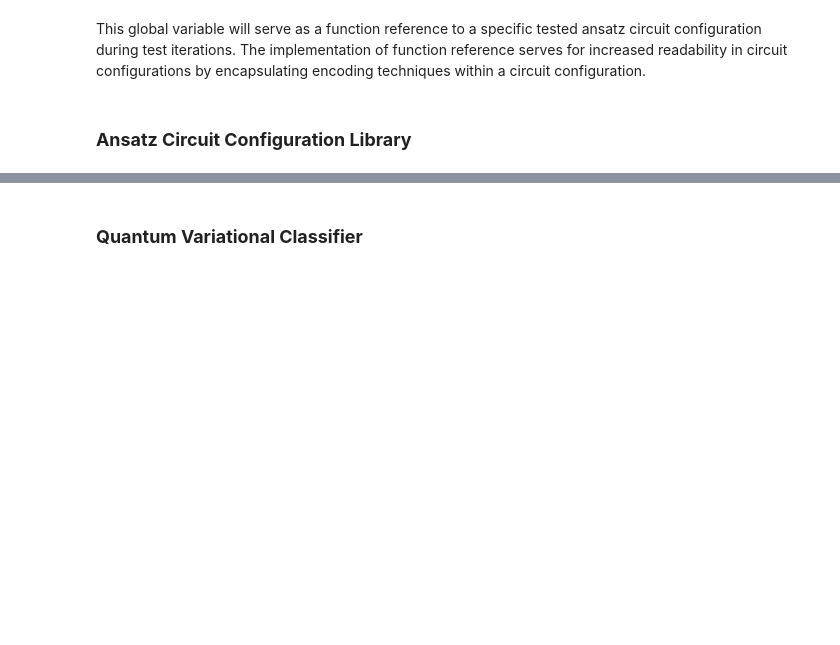
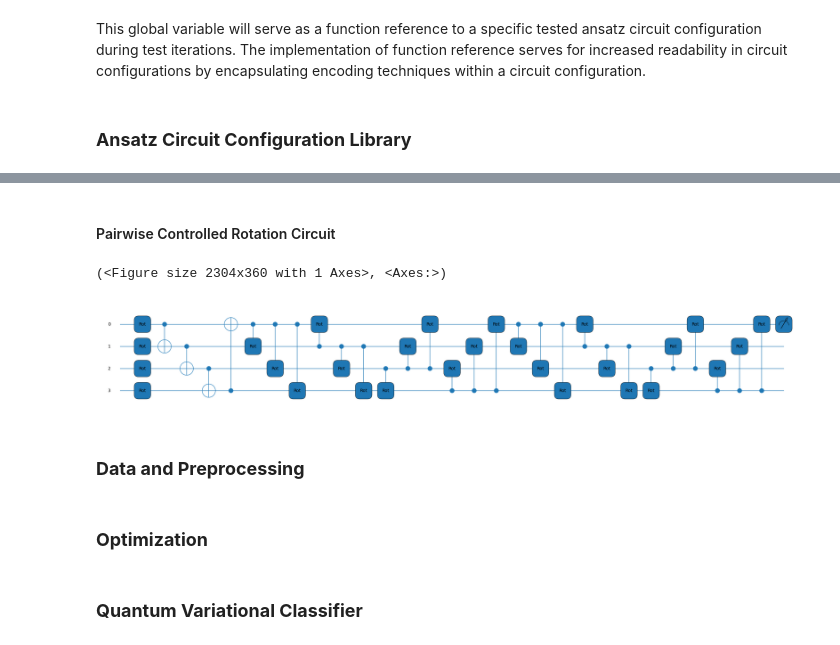
Before and after one commit to mattjurenka/qml-capstone, a Jupyter notebook: testbench.ipynb, the cells around one changed output, grey strips where cells are left out. Cells and saved outputs as stored; diff of their text form; code cells hidden in the pictures; blank space fills up the shorter version.

```diff
--- a/testbench.ipynb
+++ b/testbench.ipynb
@@ -197,0 +183,34 @@ circuit_library = [pennylane_circuit, hardware_efficient_circuit,
+# %% [markdown]
+#### Pairwise Controlled Rotation Circuit
+# %%
+# https://arxiv.org/pdf/1612.02806.pdf
+def pairwise_controlled_rot_circuit(weights, features):
+    rotational_encoding(features)
+
+    for W in weights:
+        qml.CRot(W[0, 0], W[0, 1], W[0, 2], wires=[0, 1])
+        qml.CRot(W[0, 0], W[0, 1], W[0, 2], wires=[0, 2])
+        qml.CRot(W[0, 0], W[0, 1], W[0, 2], wires=[0, 3])
+
+        qml.CRot(W[1, 0], W[1, 1], W[1, 2], wires=[1, 0])
+        qml.CRot(W[1, 0], W[1, 1], W[1, 2], wires=[1, 2])
+        qml.CRot(W[1, 0], W[1, 1], W[1, 2], wires=[1, 3])
+
+        qml.CRot(W[2, 0], W[2, 1], W[2, 2], wires=[2, 3])
+        qml.CRot(W[2, 0], W[2, 1], W[2, 2], wires=[2, 1])
+        qml.CRot(W[2, 0], W[2, 1], W[2, 2], wires=[2, 0])
+
+        qml.CRot(W[3, 0], W[3, 1], W[3, 2], wires=[3, 2])
+        qml.CRot(W[3, 0], W[3, 1], W[3, 2], wires=[3, 1])
+        qml.CRot(W[3, 0], W[3, 1], W[3, 2], wires=[3, 0])
+
+    return qml.expval(qml.PauliZ(0))
+
+circuit_library.append(pairwise_controlled_rot_circuit)
+temp_circuit = qml.QNode(pairwise_controlled_rot_circuit, draw_device)
+print(qml.draw_mpl(temp_circuit)(draw_weights, draw_features))
+# %% [output]
+(<Figure size 2304x360 with 1 Axes>, <Axes:>)
+[figure, added]
+# %% [markdown]
+### **Data and Preprocessing**
@@ -197,0 +238,2 @@ circuit_library = [pennylane_circuit, hardware_efficient_circuit,
+# %% [markdown]
+### **Optimization**
```
Also changed, not shown: parts of 21 cells of this notebook.
